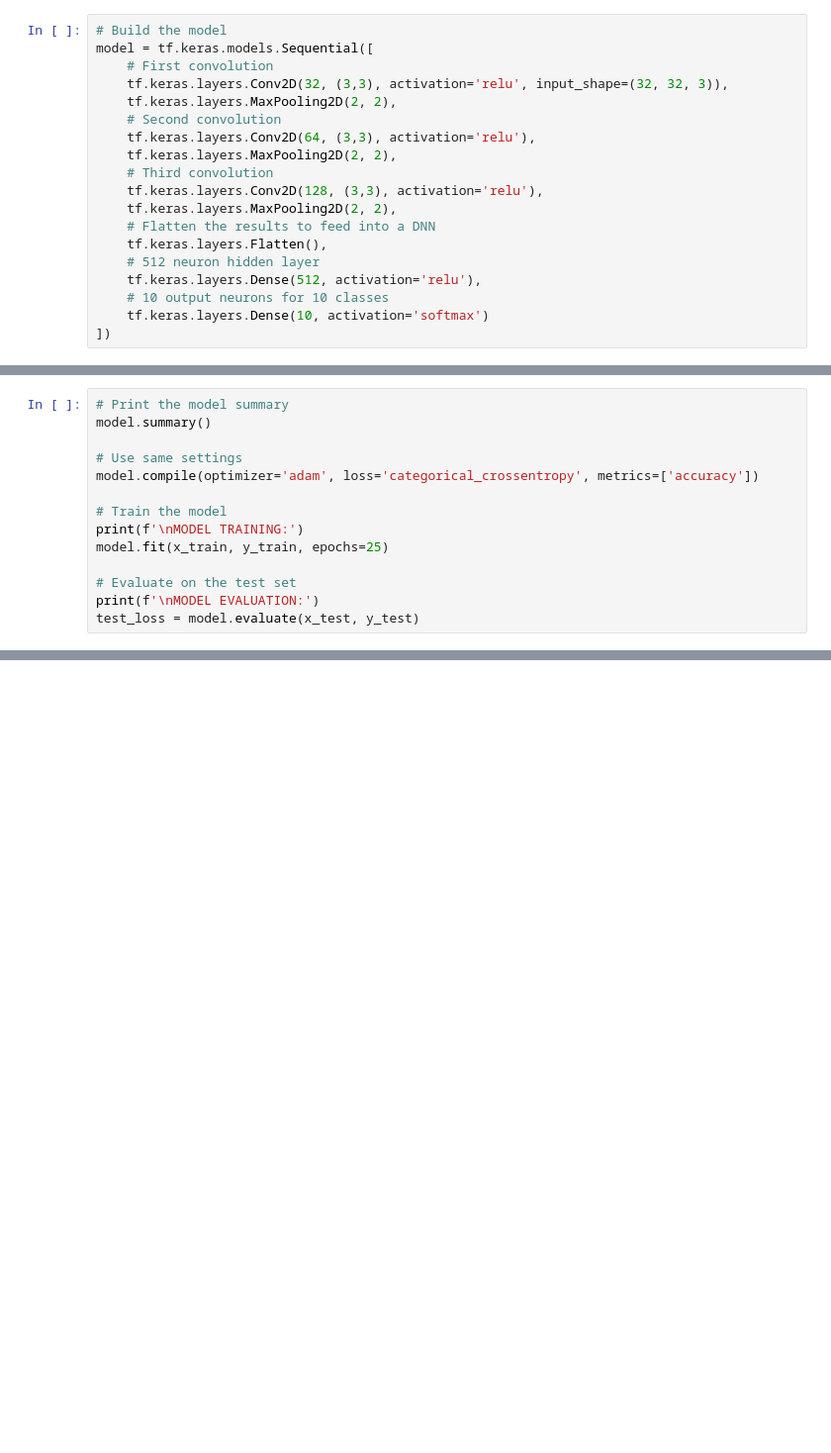
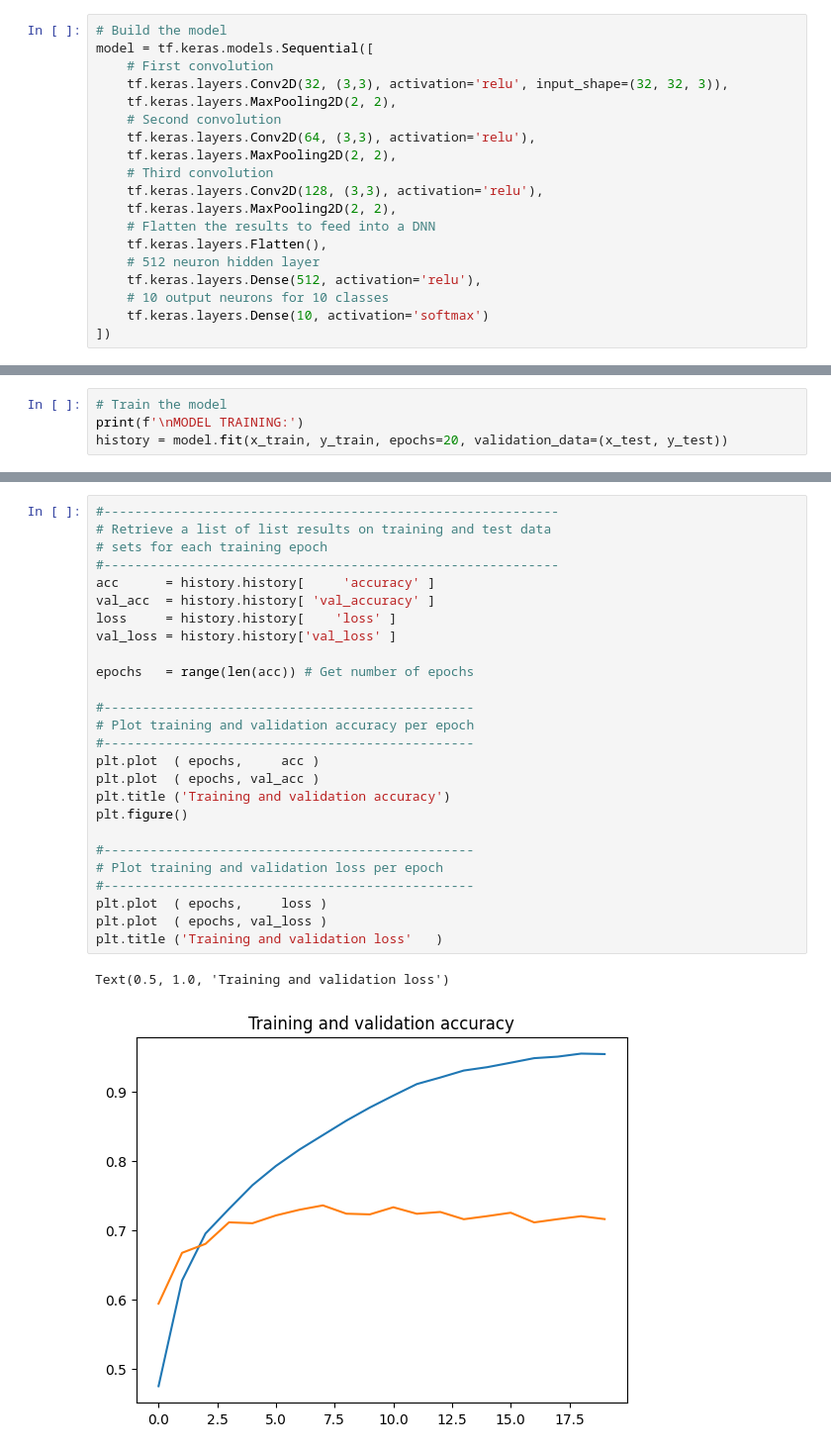
Before and after one commit to AvdieienkoDmytro/CIFAR-10_project, a Jupyter notebook: CIFAR-10_version_1.ipynb, the cells around one changed output, grey strips where cells are left out. Shown: that part at 99% size. Saved outputs shown, nothing was run; the diff lists cells and outputs as text; blank space fills up the shorter version.

Commit message:
Add chart for training and validation accuracy/loss

```diff
--- a/CIFAR-10_version_1.ipynb
+++ b/CIFAR-10_version_1.ipynb
@@ -116,15 +144,5 @@ model = tf.keras.models.Sequential([
 # %%
-# Print the model summary
-model.summary()
-
-# Use same settings
-model.compile(optimizer='adam', loss='categorical_crossentropy', metrics=['accuracy'])
-
 # Train the model
 print(f'\nMODEL TRAINING:')
-model.fit(x_train, y_train, epochs=25)
-
-# Evaluate on the test set
-print(f'\nMODEL EVALUATION:')
-test_loss = model.evaluate(x_test, y_test)
+history = model.fit(x_train, y_train, epochs=20, validation_data=(x_test, y_test))
 # %% [output]
@@ -147,0 +175,29 @@ MODEL EVALUATION:
+# %%
+#-----------------------------------------------------------
+# Retrieve a list of list results on training and test data
+# sets for each training epoch
+#-----------------------------------------------------------
+acc      = history.history[     'accuracy' ]
+val_acc  = history.history[ 'val_accuracy' ]
+loss     = history.history[    'loss' ]
+val_loss = history.history['val_loss' ]
+
+epochs   = range(len(acc)) # Get number of epochs
+
+#------------------------------------------------
+# Plot training and validation accuracy per epoch
+#------------------------------------------------
+plt.plot  ( epochs,     acc )
+plt.plot  ( epochs, val_acc )
+plt.title ('Training and validation accuracy')
+plt.figure()
+
+#------------------------------------------------
+# Plot training and validation loss per epoch
+#------------------------------------------------
+plt.plot  ( epochs,     loss )
+plt.plot  ( epochs, val_loss )
+plt.title ('Training and validation loss'   )
+# %% [output]
+Text(0.5, 1.0, 'Training and validation loss')
+[figure, added]
```
Also changed, not shown: parts of 9 cells of this notebook.
